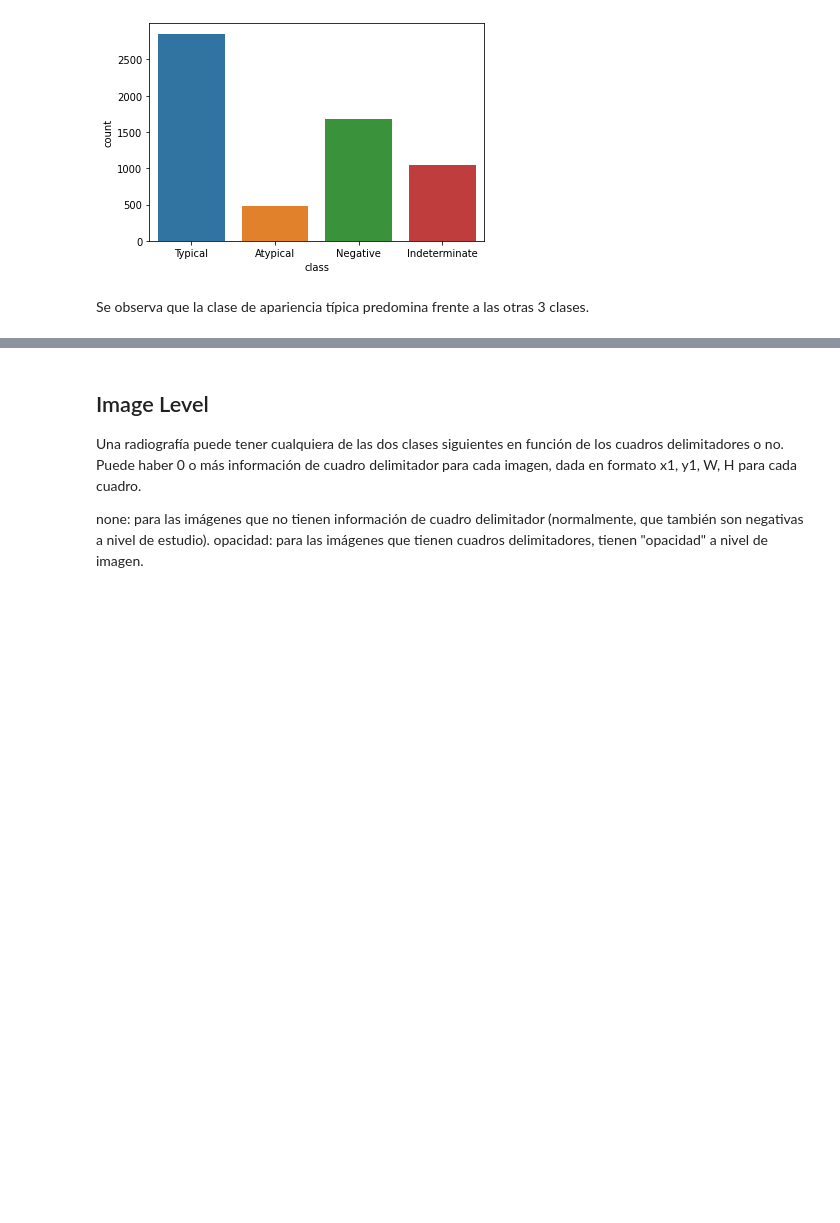
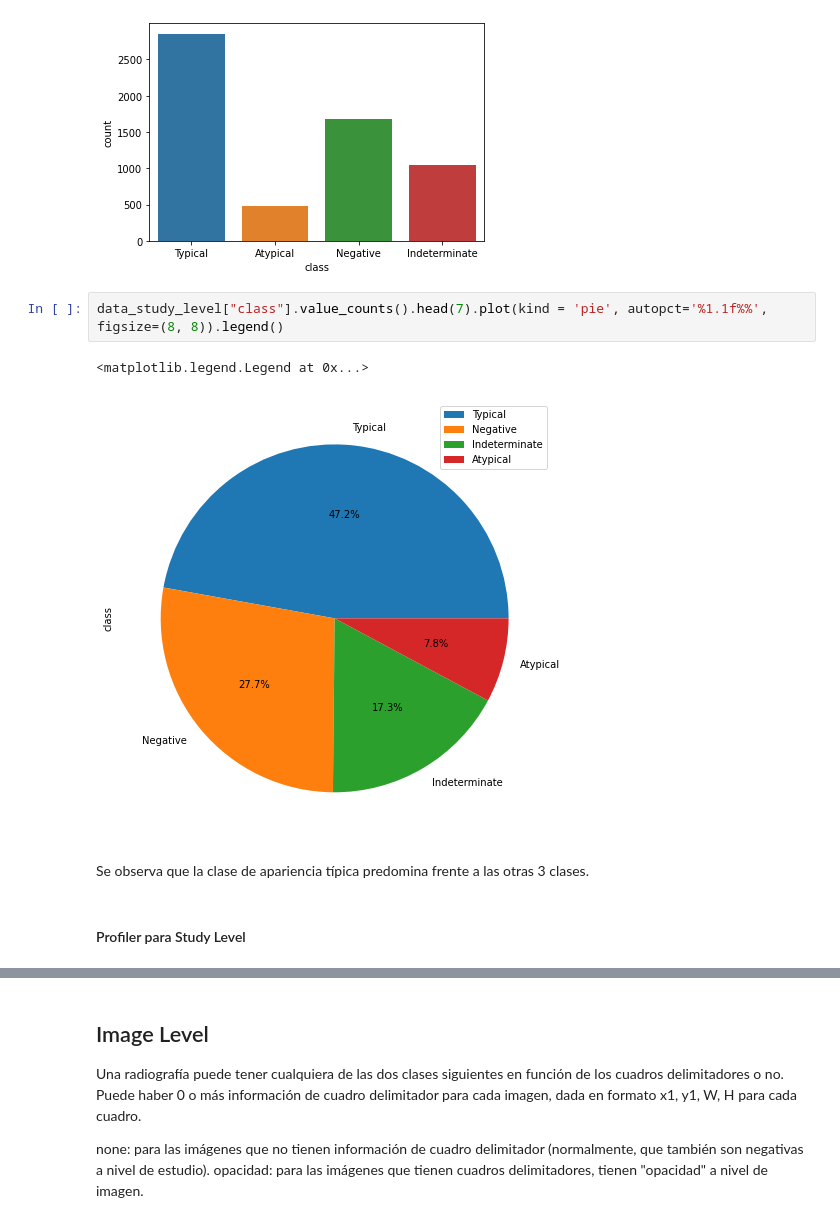
Before and after one commit to diegoestradaXO/Proyecto2-Data-Science, a Jupyter notebook: Proyecto_2_Data_Science.ipynb, the cells around one changed output, grey strips where cells are left out. Drawn from its saved outputs; the diff is of its cells as text; blank space fills up the shorter version.

Commit message:
Pie graph and Profilers added

```diff
--- a/Proyecto_2_Data_Science.ipynb
+++ b/Proyecto_2_Data_Science.ipynb
@@ -134,5 +157,12 @@ import seaborn as sns
 ax = sns.countplot(x="class",data=data_study_level)
 # %% [output]
 [figure]
+# %%
+data_study_level["class"].value_counts().head(7).plot(kind = 'pie', autopct='%1.1f%%', figsize=(8, 8)).legend()
+# %% [output]
+<matplotlib.legend.Legend at 0x...>
+[figure, added]
 # %% [markdown]
 Se observa que la clase de apariencia típica predomina frente a las otras 3 clases.
+# %% [markdown]
+#### Profiler para Study Level
```
Also changed, not shown: parts of 12 cells of this notebook.
